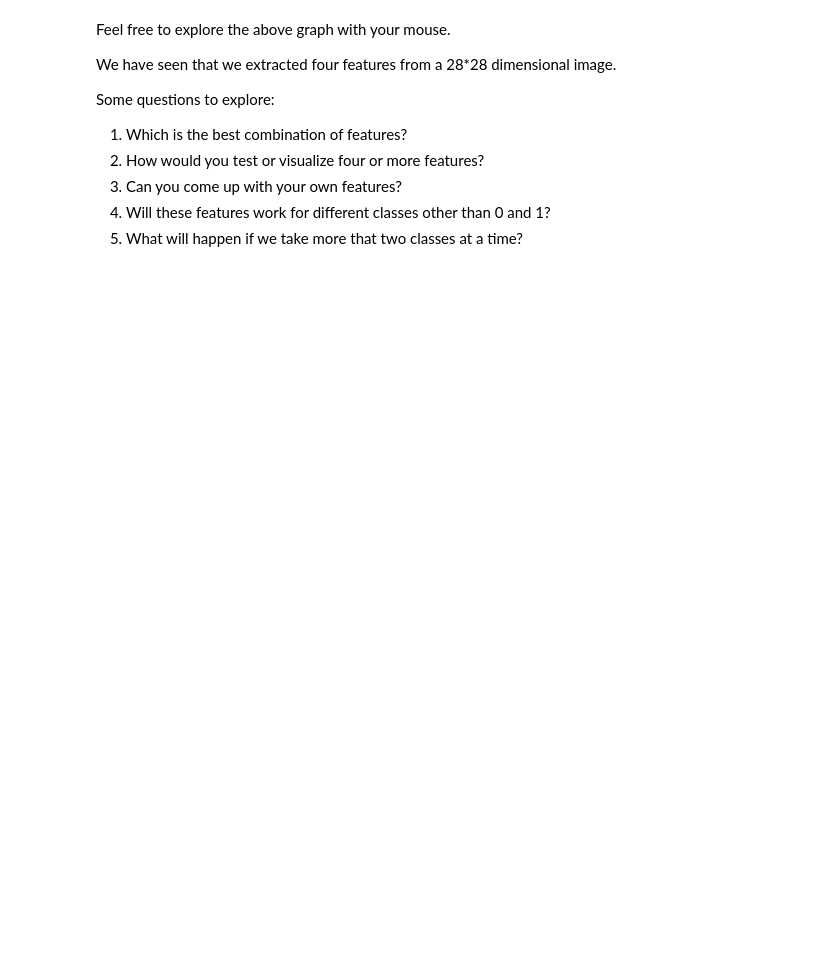
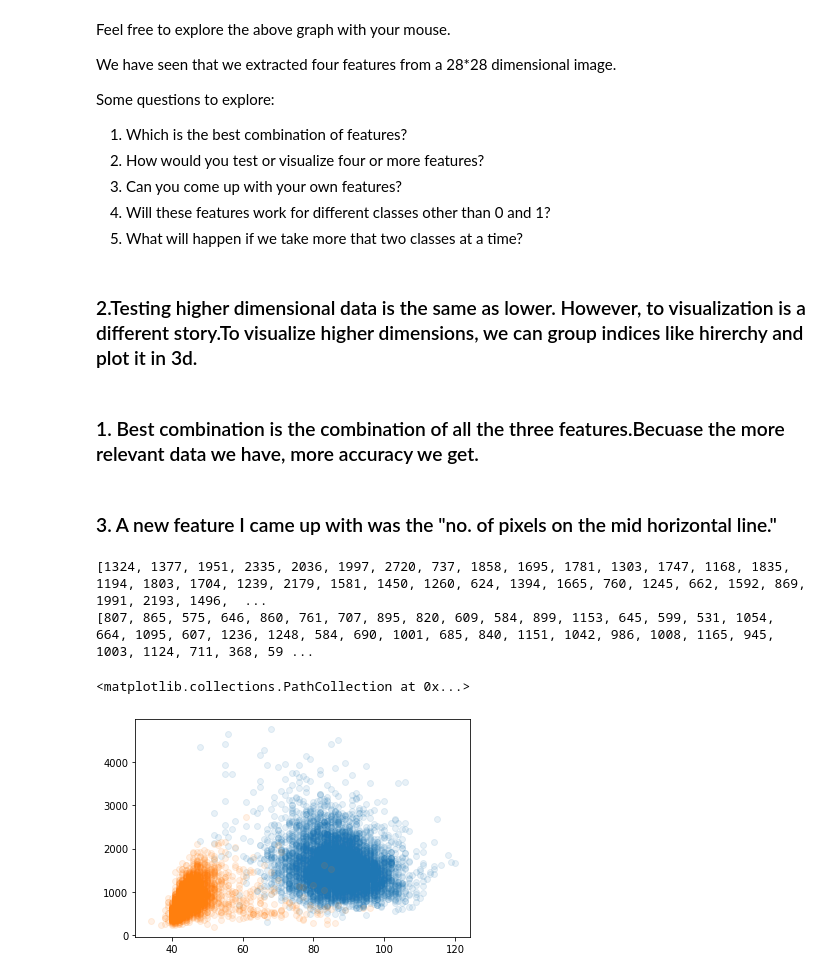
Before and after one commit to xander412/fmml2021, a Jupyter notebook: Lab1_Features_fmml.ipynb, the cells around one changed output. Cells and saved outputs as stored; diff of their text form; code cells hidden in the pictures; blank space fills up the shorter version.

```diff
--- a/Lab1_Features_fmml.ipynb
+++ b/Lab1_Features_fmml.ipynb
@@ -514,3 +540,27 @@ Some questions to explore:
 3. Can you come up with your own features?
 4. Will these features work for different classes other than 0 and 1?
 5. What will happen if we take more that two classes at a time?
+# %% [markdown]
+### 2.Testing higher dimensional data is the same as lower. However, to visualization is a different story.To visualize higher dimensions, we can group indices like hirerchy and plot it in 3d.
+# %% [markdown]
+### 1. Best combination is the combination of all the three features.Becuase the more relevant data we have, more accuracy we get.
+# %% [markdown]
+### 3. A new feature I came up with was the "no. of pixels on the mid horizontal line."
+# %%
+oData = []
+iData = []
+for x in no0:
+    oData.append(sum(x[13, :]))
+for y in no1:
+    iData.append(sum(y[13, :]))
+print(oData)
+print(iData)
+# %% [output]
+[1324, 1377, 1951, 2335, 2036, 1997, 2720, 737, 1858, 1695, 1781, 1303, 1747, 1168, 1835, 1194, 1803, 1704, 1239, 2179, 1581, 1450, 1260, 624, 1394, 1665, 760, 1245, 662, 1592, 869, 1991, 2193, 1496,  ...
+[807, 865, 575, 646, 860, 761, 707, 895, 820, 609, 584, 899, 1153, 645, 599, 531, 1054, 664, 1095, 607, 1236, 1248, 584, 690, 1001, 685, 840, 1151, 1042, 986, 1008, 1165, 945, 1003, 1124, 711, 368, 59 ...
+# %%
+plt.scatter(bound0,oData, alpha = 0.1)
+plt.scatter(bound1,iData, alpha = 0.1)
+# %% [output]
+<matplotlib.collections.PathCollection at 0x...>
+[figure, added]
```
Also changed, not shown: parts of 13 cells of this notebook.
